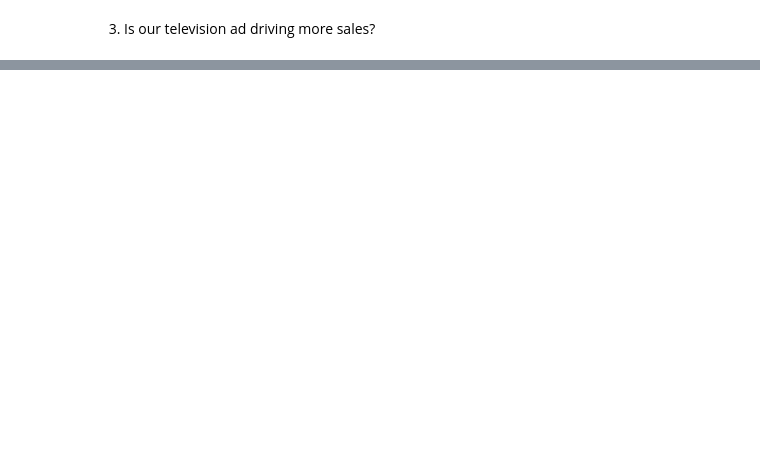
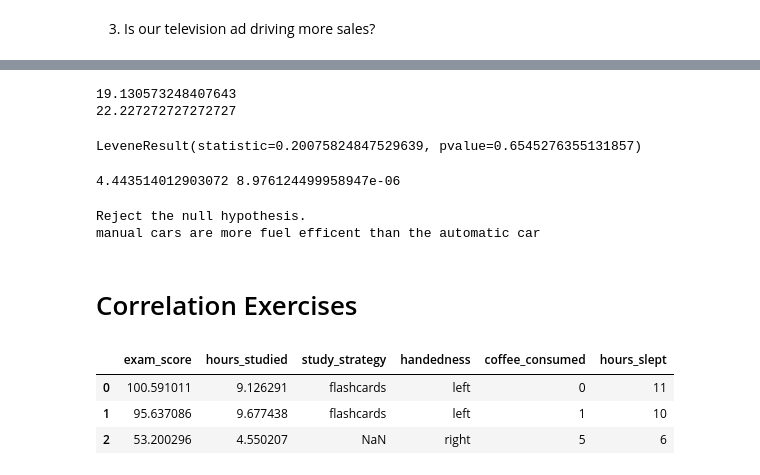
Before and after one commit to scottbarnett97/statistics-exercises, a Jupyter notebook: hypothesis_testing.ipynb, the cells around one changed output, grey strips where cells are left out. Saved outputs shown, nothing was run; the diff lists cells and outputs as text; code cells hidden in the pictures; blank space fills up the shorter version.

Commit message:
updates to exercises

```diff
--- a/hypothesis_testing.ipynb
+++ b/hypothesis_testing.ipynb
@@ -41,0 +189,52 @@ Type 2 Error (False Negative):
+# %%
+# Create data frames for manual cars and automatic cars
+mpg_manual = mpg[mpg['trans'] == 'manual']
+mpg_automatic = mpg[mpg['trans'] == 'auto']
+# Set the level of significance
+alpha = 0.05
+print(mpg_automatic.average_mileage.mean())
+print(mpg_manual.average_mileage.mean())
+# %% [output]
+19.130573248407643
+22.227272727272727
+# %%
+stats.levene(mpg_automatic.average_mileage,mpg_manual.average_mileage)
+# %% [output]
+LeveneResult(statistic=0.20075824847529639, pvalue=0.6545276355131857)
+# %%
+# run the independent or  two-sample t-test
+t, p = stats.ttest_ind(mpg_manual['average_mileage'], mpg_automatic['average_mileage'], equal_var=False)
+print(t,p/2)
+# %% [output]
+4.443514012903072 8.976124499958947e-06
+# %%
+# Determine whether to reject the null hypothesis
+if (t > 0) and (p/2 < alpha):
+    print('Reject the null hypothesis. \nmanual cars are more fuel efficent than the automatic car')
+else:
+    print('Fail to reject the null hypothesis. \nManual cars are not more fuel efficent than the automatic car')
+# %% [output]
+Reject the null hypothesis.
+manual cars are more fuel efficent than the automatic car
+# %% [markdown]
+# Correlation Exercises
+# %%
+import pandas as pd
+import numpy as np
+import matplotlib.pyplot as plt
+import seaborn as sns
+
+from math import sqrt
+
+from scipy import stats
+from pydataset import data
+
+url = "https://gist.githubusercontent.com/ryanorsinger/2c13a71421037af127e9fa7fa1463cad/raw/3eb443414078b51af33fdb2d211159e5f3e220ab/exam_scores.csv"
+df = pd.read_csv(url)
+
+df.head(3)
+# %% [output]
+|  | exam_score | hours_studied | study_strategy | handedness | coffee_consumed | hours_slept |
+| 0 | 100.591011 | 9.126291 | flashcards | left | 0 | 11 |
+| 1 | 95.637086 | 9.677438 | flashcards | left | 1 | 10 |
+| 2 | 53.200296 | 4.550207 | NaN | right | 5 | 6 |
```
Also changed, not shown: parts of 23 cells of this notebook.
